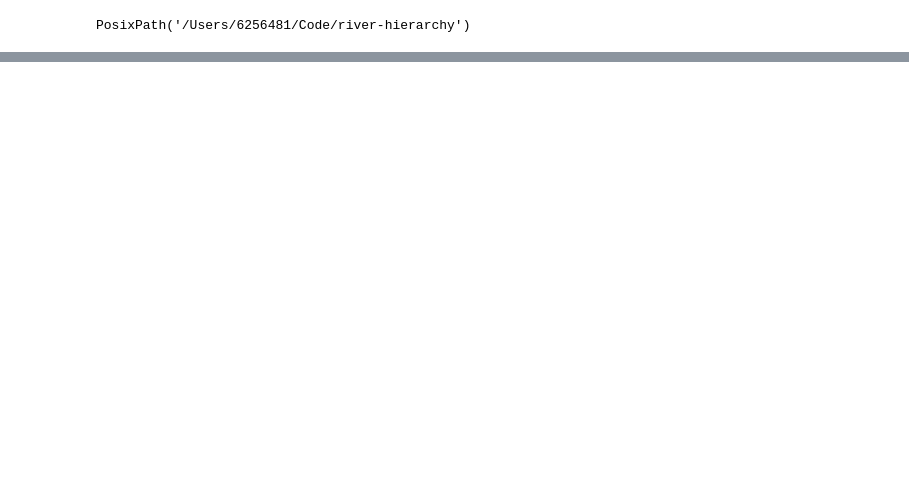
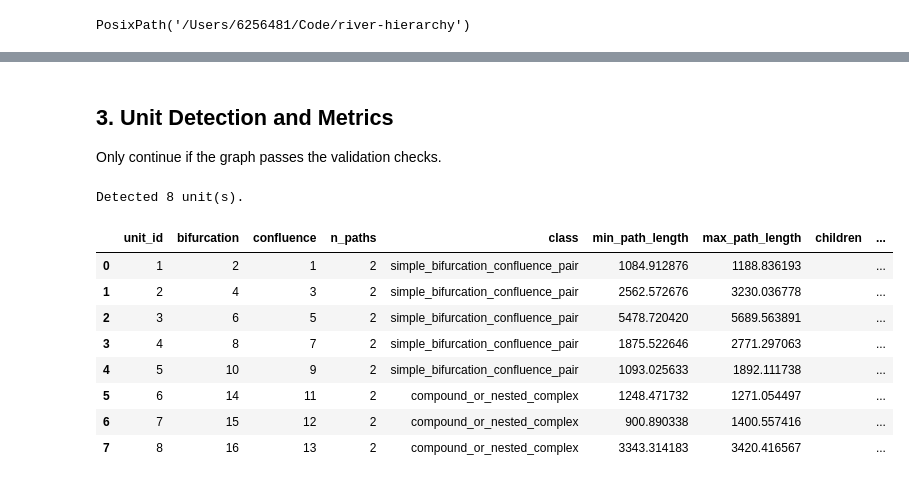
Before and after one commit to niekcde/river_hierarchy, a Jupyter notebook: hierarchy_level_definition/notebooks/level_detection_workbench.ipynb, the cells around one changed output, grey strips where cells are left out. Drawn from its saved outputs; the diff is of its cells as text; code cells hidden in the pictures; blank space fills up the shorter version.

```diff
--- a/hierarchy_level_definition/notebooks/level_detection_workbench.ipynb
+++ b/hierarchy_level_definition/notebooks/level_detection_workbench.ipynb
@@ -12,7 +15,10 @@ from pathlib import Path
 import json
 import sys
 
+import geopandas as gpd
+import matplotlib.pyplot as plt
 import pandas as pd
+from IPython.display import display
 
 candidate_roots = [Path.cwd().resolve()]
 candidate_roots.extend(candidate_roots[0].parents)
@@ -20,6 +26,12 @@ REPO_ROOT = next(path for path in candidate_roots if (path / "hierarchy_level_de
 if str(REPO_ROOT) not in sys.path:
     sys.path.insert(0, str(REPO_ROOT))
 
+from hierarchy_level_definition.graph_building.directed_network_checks import analyze_reviewed_network
+from hierarchy_level_definition.unit_detection.bifurcation_confluence_units import analyze_network
+
+pd.set_option("display.max_columns", 50)
+pd.set_option("display.width", 140)
+
 REPO_ROOT
 # %% [output]
 PosixPath('/Users/6256481/Code/river-hierarchy')
@@ -76,0 +230,22 @@ hierarchy
+# %% [markdown]
+## 3. Unit Detection and Metrics
+
+Only continue if the graph passes the validation checks.
+# %%
+if not report.is_valid:
+    raise ValueError("Graph validation failed. Fix the reviewed network before running unit detection.")
+
+summary, units, hierarchy = analyze_network(links_path, nodes_path)
+print(f"Detected {len(units)} unit(s).")
+summary
+# %% [output]
+Detected 8 unit(s).
+|  | unit_id | bifurcation | confluence | n_paths | class | min_path_length | max_path_length | children | ... |
+| 0 | 1 | 2 | 1 | 2 | simple_bifurcation_confluence_pair | 1084.912876 | 1188.836193 |  | ... |
+| 1 | 2 | 4 | 3 | 2 | simple_bifurcation_confluence_pair | 2562.572676 | 3230.036778 |  | ... |
+| 2 | 3 | 6 | 5 | 2 | simple_bifurcation_confluence_pair | 5478.720420 | 5689.563891 |  | ... |
+| 3 | 4 | 8 | 7 | 2 | simple_bifurcation_confluence_pair | 1875.522646 | 2771.297063 |  | ... |
+| 4 | 5 | 10 | 9 | 2 | simple_bifurcation_confluence_pair | 1093.025633 | 1892.111738 |  | ... |
+| 5 | 6 | 14 | 11 | 2 | compound_or_nested_complex | 1248.471732 | 1271.054497 |  | ... |
+| 6 | 7 | 15 | 12 | 2 | compound_or_nested_complex | 900.890338 | 1400.557416 |  | ... |
+| 7 | 8 | 16 | 13 | 2 | compound_or_nested_complex | 3343.314183 | 3420.416567 |  | ... |
```
Also changed, not shown: parts of 19 cells of this notebook, 1 other file.
